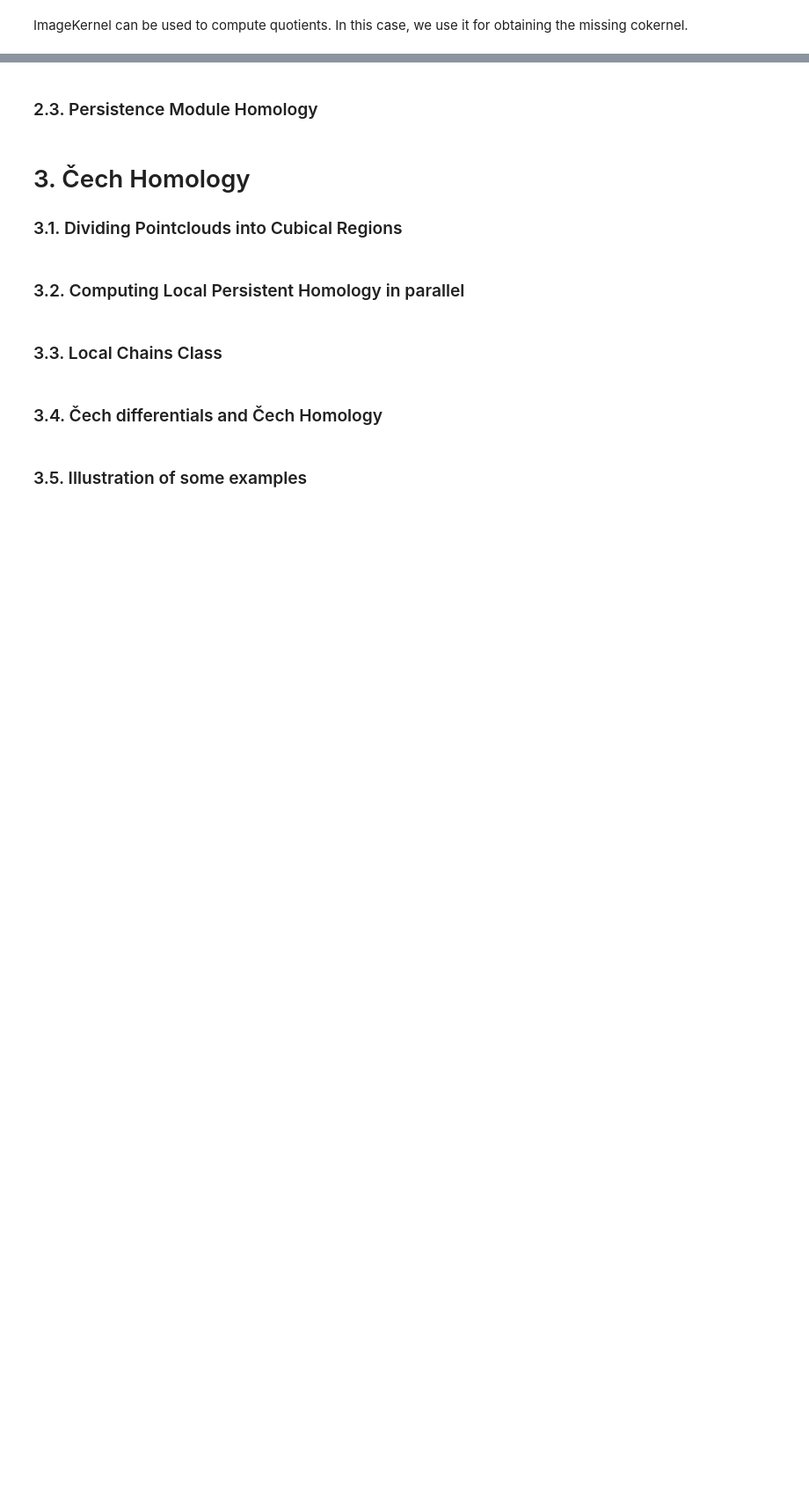
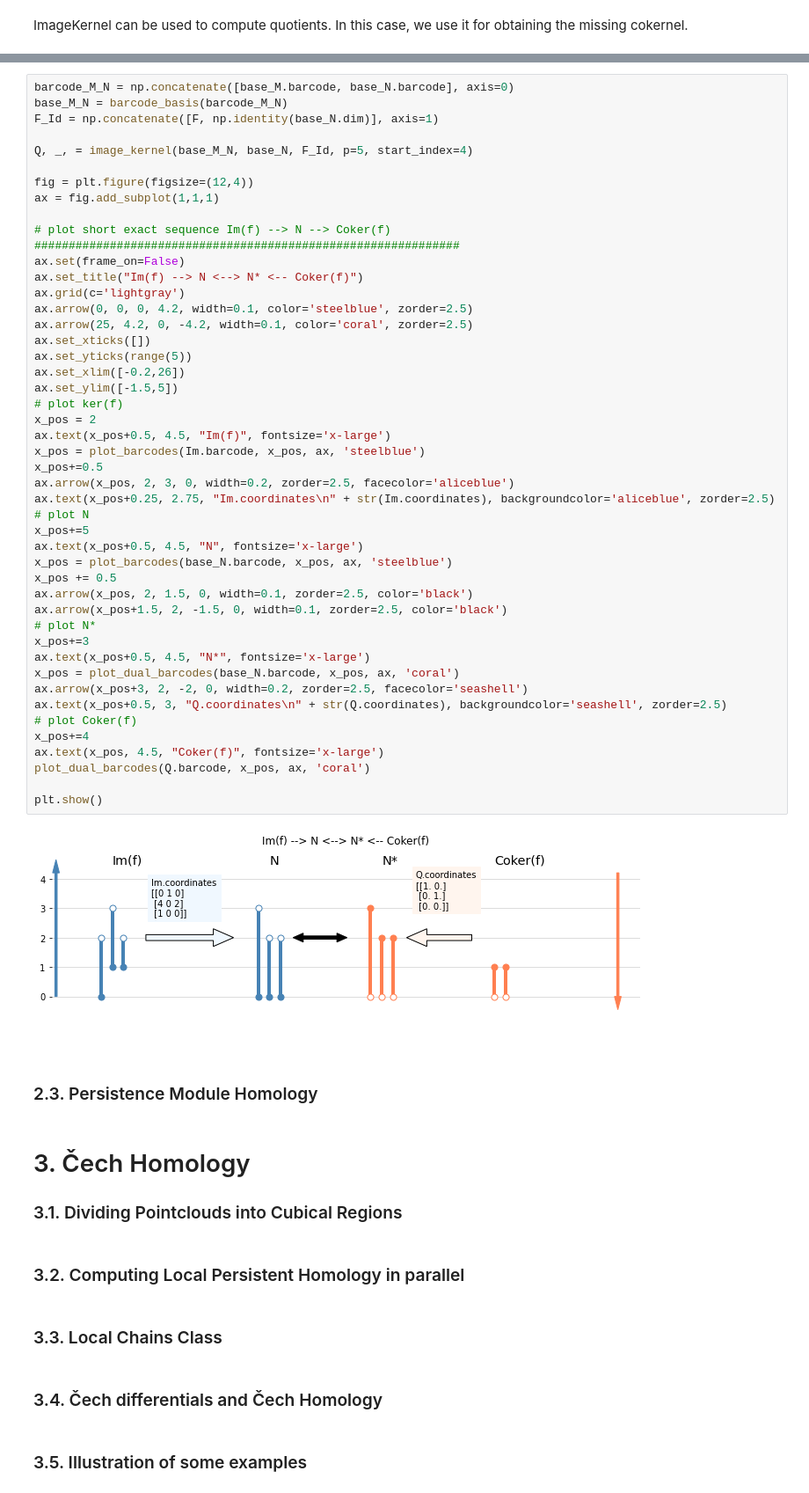
Before and after one commit to atorras1618/PerMaViss, a Jupyter notebook: examples/PerMaViss intro.ipynb, the cells around one changed output, grey strips where cells are left out. Shown at 88% size. Drawn from its saved outputs; the diff is of its cells as text; blank space fills up the shorter version.

```diff
--- a/examples/PerMaViss intro.ipynb
+++ b/examples/PerMaViss intro.ipynb
@@ -454,3 +458,51 @@ Barcode basis
+# %%
+barcode_M_N = np.concatenate([base_M.barcode, base_N.barcode], axis=0)
+base_M_N = barcode_basis(barcode_M_N)
+F_Id = np.concatenate([F, np.identity(base_N.dim)], axis=1)
+
+Q, _, = image_kernel(base_M_N, base_N, F_Id, p=5, start_index=4)
+
+fig = plt.figure(figsize=(12,4))
+ax = fig.add_subplot(1,1,1)
+
+# plot short exact sequence Im(f) --> N --> Coker(f) ##############################################################
+ax.set(frame_on=False)
+ax.set_title("Im(f) --> N <--> N* <-- Coker(f)")
+ax.grid(c='lightgray')
+ax.arrow(0, 0, 0, 4.2, width=0.1, color='steelblue', zorder=2.5)
+ax.arrow(25, 4.2, 0, -4.2, width=0.1, color='coral', zorder=2.5)
+ax.set_xticks([])
+ax.set_yticks(range(5))
+ax.set_xlim([-0.2,26])
+ax.set_ylim([-1.5,5])
+# plot ker(f)
+x_pos = 2
+ax.text(x_pos+0.5, 4.5, "Im(f)", fontsize='x-large')
+x_pos = plot_barcodes(Im.barcode, x_pos, ax, 'steelblue')
+x_pos+=0.5
+ax.arrow(x_pos, 2, 3, 0, width=0.2, zorder=2.5, facecolor='aliceblue')
+ax.text(x_pos+0.25, 2.75, "Im.coordinates\n" + str(Im.coordinates), backgroundcolor='aliceblue', zorder=2.5)
+# plot N
+x_pos+=5
+ax.text(x_pos+0.5, 4.5, "N", fontsize='x-large')
+x_pos = plot_barcodes(base_N.barcode, x_pos, ax, 'steelblue')
+x_pos += 0.5
+ax.arrow(x_pos, 2, 1.5, 0, width=0.1, zorder=2.5, color='black')
+ax.arrow(x_pos+1.5, 2, -1.5, 0, width=0.1, zorder=2.5, color='black')
+# plot N*
+x_pos+=3
+ax.text(x_pos+0.5, 4.5, "N*", fontsize='x-large')
+x_pos = plot_dual_barcodes(base_N.barcode, x_pos, ax, 'coral')
+ax.arrow(x_pos+3, 2, -2, 0, width=0.2, zorder=2.5, facecolor='seashell')
+ax.text(x_pos+0.5, 3, "Q.coordinates\n" + str(Q.coordinates), backgroundcolor='seashell', zorder=2.5)
+# plot Coker(f)
+x_pos+=4
+ax.text(x_pos, 4.5, "Coker(f)", fontsize='x-large')
+plot_dual_barcodes(Q.barcode, x_pos, ax, 'coral')
+
+plt.show()
+# %% [output]
+[figure, added]
 # %% [markdown]
 ### 2.3. Persistence Module Homology
 # %% [markdown]
```
Also changed, not shown: parts of 2 cells of this notebook.
